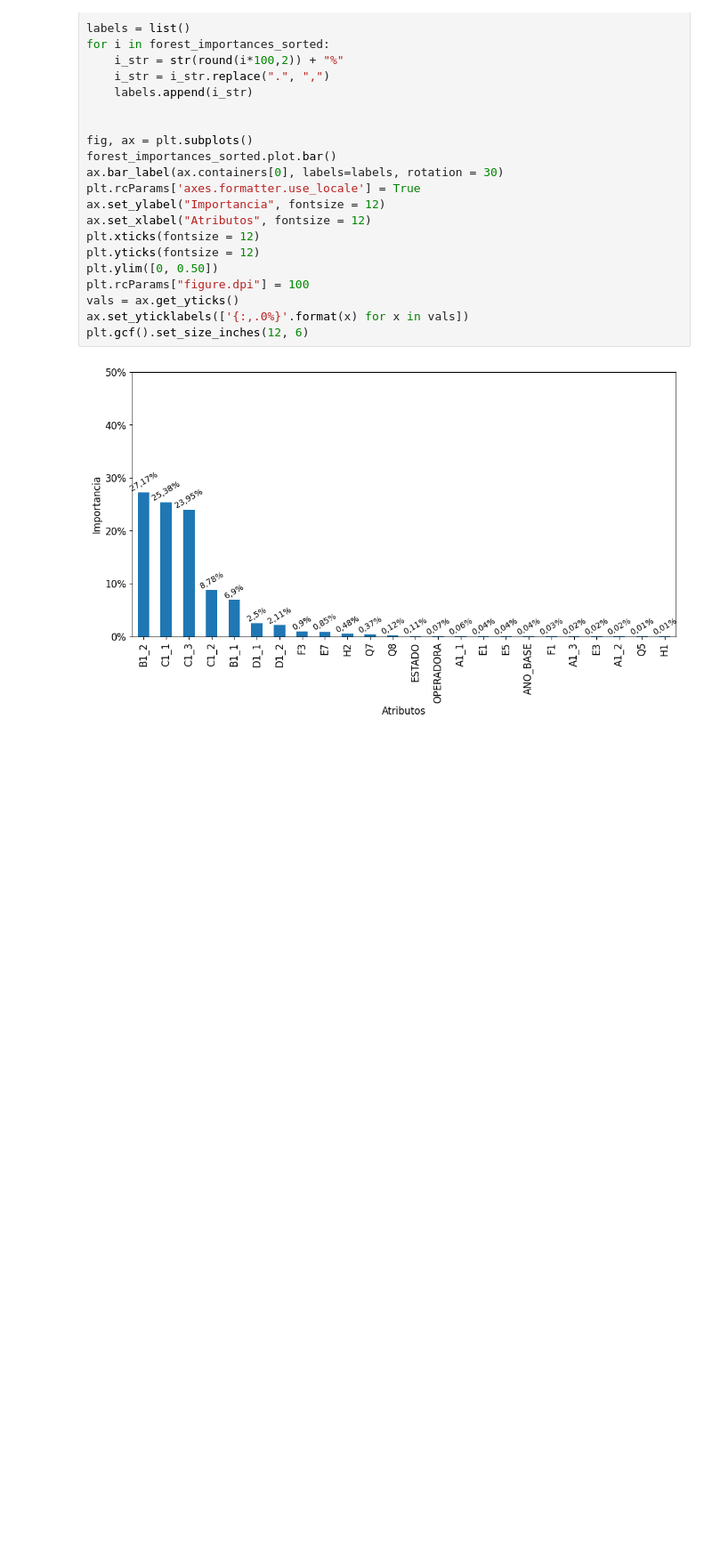
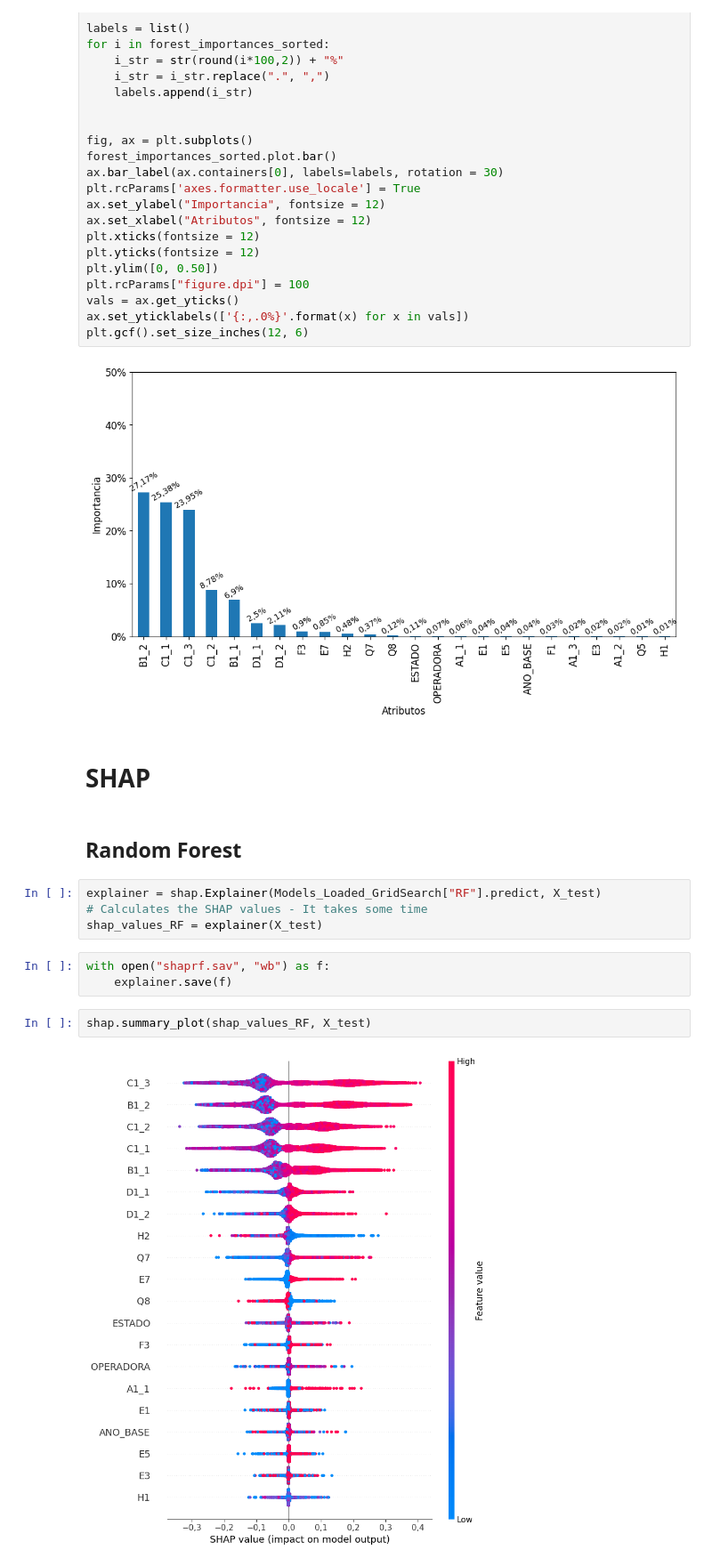
Before and after one commit to mrelero/machine-learning-anatel-database, a Jupyter notebook: Paper2/Model1/Model1.ipynb, the cells around one changed output. Shown at 89% size. Cells and saved outputs as stored; diff of their text form; blank space fills up the shorter version.

Commit message:
Shap1

```diff
--- a/Paper2/Model1/Model1.ipynb
+++ b/Paper2/Model1/Model1.ipynb
@@ -740,3 +753,18 @@ ax.set_yticklabels(['{:,.0%}'.format(x) for x in vals])
 plt.gcf().set_size_inches(12, 6)
 # %% [output]
 [figure]
+# %% [markdown]
+# SHAP
+# %% [markdown]
+## Random Forest
+# %%
+explainer = shap.Explainer(Models_Loaded_GridSearch["RF"].predict, X_test)
+# Calculates the SHAP values - It takes some time
+shap_values_RF = explainer(X_test)
+# %%
+with open("shaprf.sav", "wb") as f:
+    explainer.save(f)
+# %%
+shap.summary_plot(shap_values_RF, X_test)
+# %% [output]
+[figure, added]
```
Also changed, not shown: parts of 27 cells of this notebook, 1 other file.
